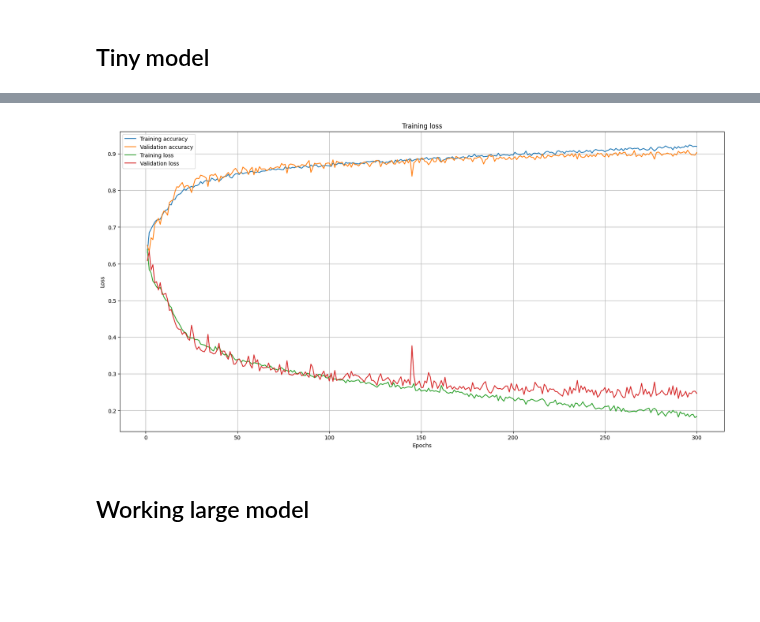
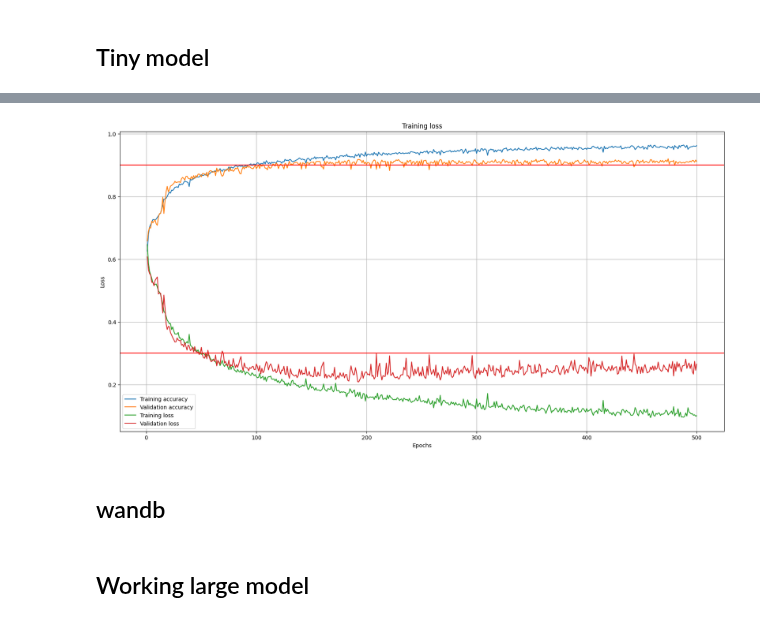
Before and after one commit to Dinuka-1999/BraiNeoCare, a Jupyter notebook: ML_code.ipynb, the cells around one changed output, grey strips where cells are left out. Cells and saved outputs as stored; diff of their text form; code cells hidden in the pictures; blank space fills up the shorter version.

Commit message:
wandb

```diff
--- a/ML_code.ipynb
+++ b/ML_code.ipynb
@@ -24,6 +30,6 @@ sos=signal.butter(10,[0.5,100],btype='bandpass',fs=256,output='sos')
 # %%
-x_train=signal.sosfilt(sos,x_train,axis=1)
-x_test=signal.sosfilt(sos,x_test,axis=1)
+# x_train=signal.sosfilt(sos,x_train,axis=1)
+# x_test=signal.sosfilt(sos,x_test,axis=1)
 # %%
 mean=x_train.mean()
 std=x_train.std()
@@ -46,29 +52,31 @@ y_test = y_test[test_indices]
 # %% [markdown]
 ## Tiny model
 # %%
-'''For 4s partitions I used dropout=0.2, and learning rate=0.002, and weight decay=0.00015. Saved model is model1_for_4s.keras was taken
-after 300 epoch with batch size=128'''
+'''For 4s partitions I used dropout=0.25, and learning rate=0.0025, and weight decay=0.01. Saved model is best_model_for_4s_1.h5 was taken
+after 500 epoch with batch size=128'''
 
-'''For 1s partitions I used dropout=0.2, and used Lr 0.005 and weigt decay 0.015. Saved model is model1_for_1s.keras was taken
-after 125 epoch with batch size=256'''
 
 Input=keras.Input(shape=(1024,12),name="Input_signal")
 x=layers.Conv1D(32,3,padding="same",activation='swish')(Input)
 y=layers.Conv1D(32,5,padding='same',activation='swish')(Input)
 a=layers.add([x,y])
 x=layers.MaxPooling1D(4)(a)
-x=layers.SpatialDropout1D(0.2)(x)
+x=layers.SpatialDropout1D(0.25)(x)
+
 x=layers.Conv1D(64,3,padding="same",activation='swish')(x)
-x=layers.GlobalAveragePooling1D()(x)
-x=layers.Dense(32,activation='swish')(x) #comment this for 4s partitions
+y=layers.Conv1D(64,5,padding='same',activation='swish')(x)#new
+a=layers.add([x,y])#new
+
+
+x=layers.GlobalAveragePooling1D()(a)
+x=layers.Dropout(0.25)(x)
+x=layers.Dense(32,activation='swish')(x)
 x=layers.Dense(16,activation='swish')(x)
-x=layers.Dropout(0.2)(x)
 x=layers.Dense(1,activation='sigmoid')(x)
 
 model1=keras.Model(inputs=Input,outputs=x)
 
-optimizer=keras.optimizers.Adam(learning_rate=0.002,weight_decay=0.00015)
-
+optimizer=keras.optimizers.Adam(learning_rate=0.0025,weight_decay=0.01)
 
 
 F1 = keras.metrics.FBetaScore()
@@ -99,8 +110,8 @@ ________________________________________________________________________________
 checkpoint_path='Saved_model_weights_1/cp_{epoch:04d}.ckpt'
 checkpoint_dir = os.path.dirname(checkpoint_path)
 # %%
-early_stopping = EarlyStopping(monitor='val_accuracy', patience=10, mode='max')
+early_stopping = EarlyStopping(monitor='val_accuracy', patience=10, mode='max',)
 cp_callback = ModelCheckpoint(filepath=checkpoint_path,monitor="val_loss",save_weights_only=False,verbose=1,save_best_only=True)
 
-history=model1.fit(x_train,y_train,epochs=300,batch_size=128,validation_data=(x_test,y_test))
+history=model1.fit(x_train,y_train,epochs=500,batch_size=128,validation_data=(x_test,y_test))
 # %% [output]
@@ -152,23 +174,31 @@ plt.show()
 # %%
 # Plot the training and validation loss and accuracy for each epoch for 4s partitions
+with open('history_for_4s_best_1.jason','r') as f:
+    history_1 = pd.read_json(f)
 
-training_accuracy = history.history['accuracy']
-val_accuracy=history.history['val_accuracy']
-training_loss = history.history['loss']
-val_loss=history.history['val_loss']
+training_accuracy = history_1['accuracy']
+val_accuracy=history_1['val_accuracy']
+training_loss = history_1['loss']
+val_loss=history_1['val_loss']
 epochs = range(1, len(training_accuracy) + 1)
 
 # Plot training loss against epochs
 plt.figure(figsize=(20, 10))
 plt.plot(epochs, training_accuracy, label='Training accuracy')
 plt.plot(epochs, val_accuracy, label='Validation accuracy')
 plt.plot(epochs, training_loss, label='Training loss')
 plt.plot(epochs, val_loss, label='Validation loss')
+
+plt.axhline(y=0.3, color='r', linestyle='-')
+
+plt.axhline(y=0.9, color='r', linestyle='-')
 plt.grid()
 plt.title('Training loss')
 plt.xlabel('Epochs')
 plt.ylabel('Loss')
 plt.legend()
 plt.show()
 # %% [output]
-[figure, old version]
+[figure, new version]
+# %% [markdown]
+## wandb
```
Also changed, not shown: parts of 19 cells of this notebook, 1 other file.
